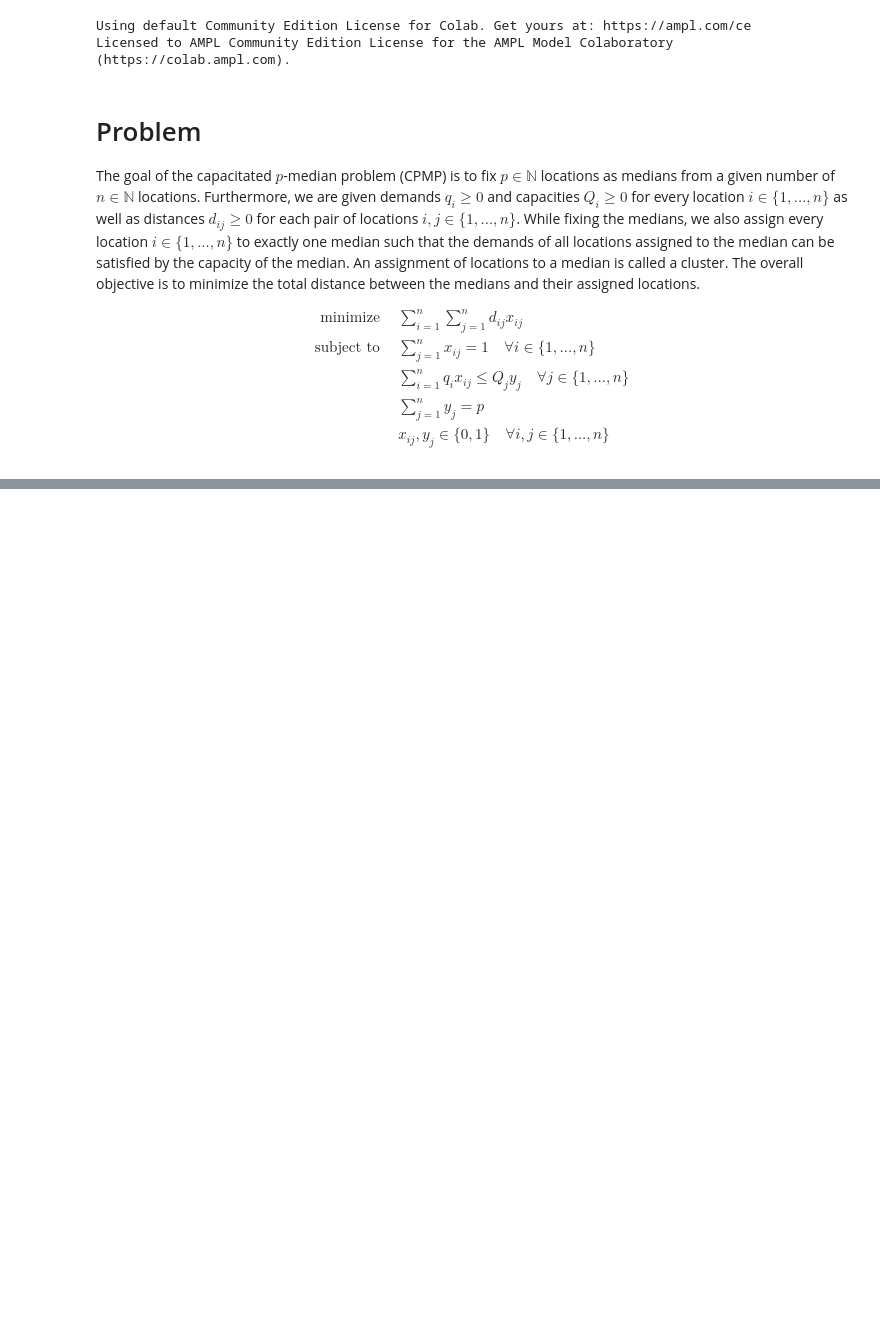
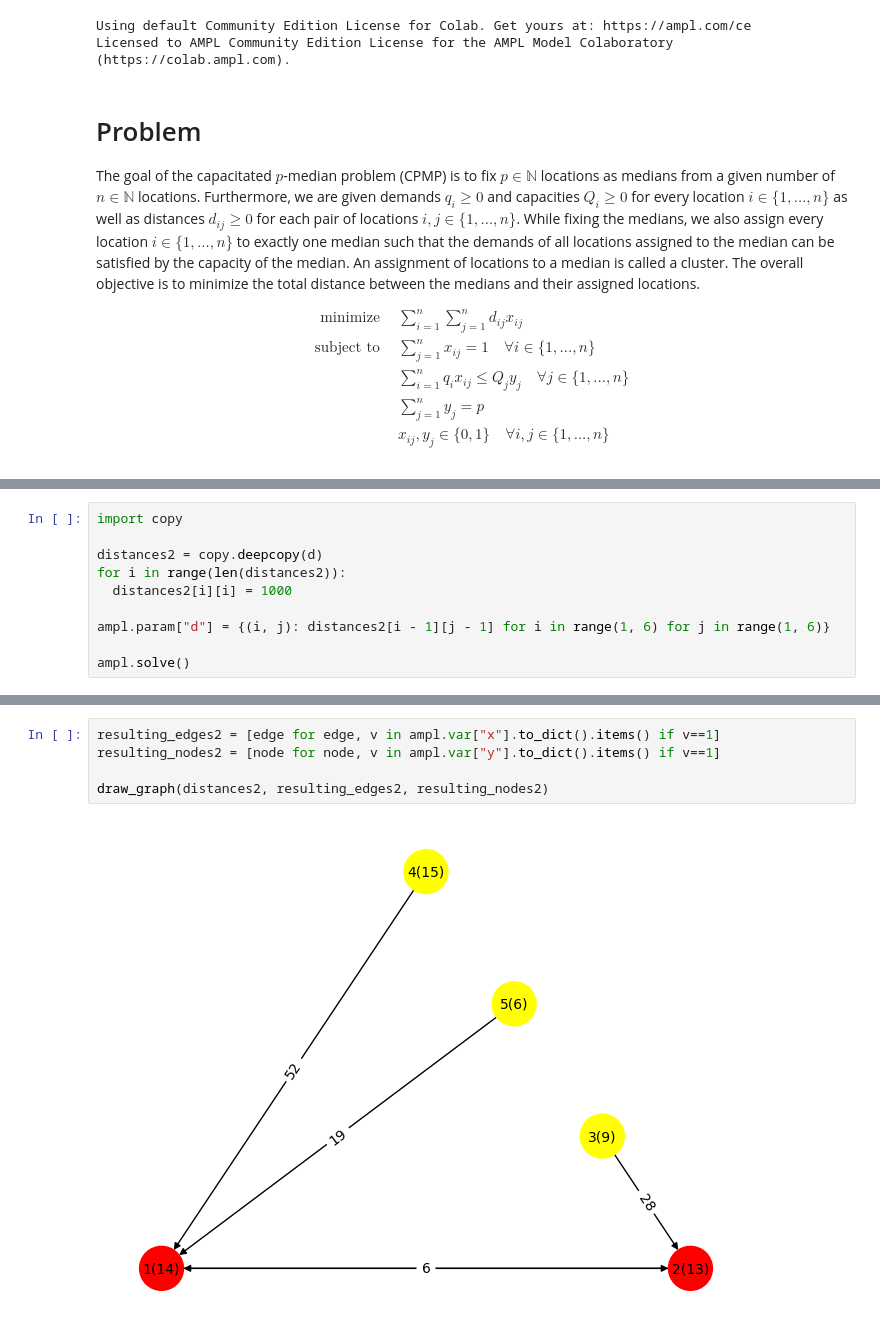
Before and after one commit to geodesic7/Learn_AMPL, a Jupyter notebook: capacitated_p_median_problem.ipynb, the cells around one changed output, grey strips where cells are left out. Cells and saved outputs as stored; diff of their text form; blank space fills up the shorter version.

```diff
--- a/capacitated_p_median_problem.ipynb
+++ b/capacitated_p_median_problem.ipynb
@@ -140,0 +125,10 @@ Try it without self-loop.
+# %%
+import copy
+
+distances2 = copy.deepcopy(d)
+for i in range(len(distances2)):
+  distances2[i][i] = 1000
+
+ampl.param["d"] = {(i, j): distances2[i - 1][j - 1] for i in range(1, 6) for j in range(1, 6)}
+
+ampl.solve()
@@ -140,0 +153,7 @@ Try it without self-loop.
+# %%
+resulting_edges2 = [edge for edge, v in ampl.var["x"].to_dict().items() if v==1]
+resulting_nodes2 = [node for node, v in ampl.var["y"].to_dict().items() if v==1]
+
+draw_graph(distances2, resulting_edges2, resulting_nodes2)
+# %% [output]
+[figure, added]
```
Also changed, not shown: parts of 11 cells of this notebook.
